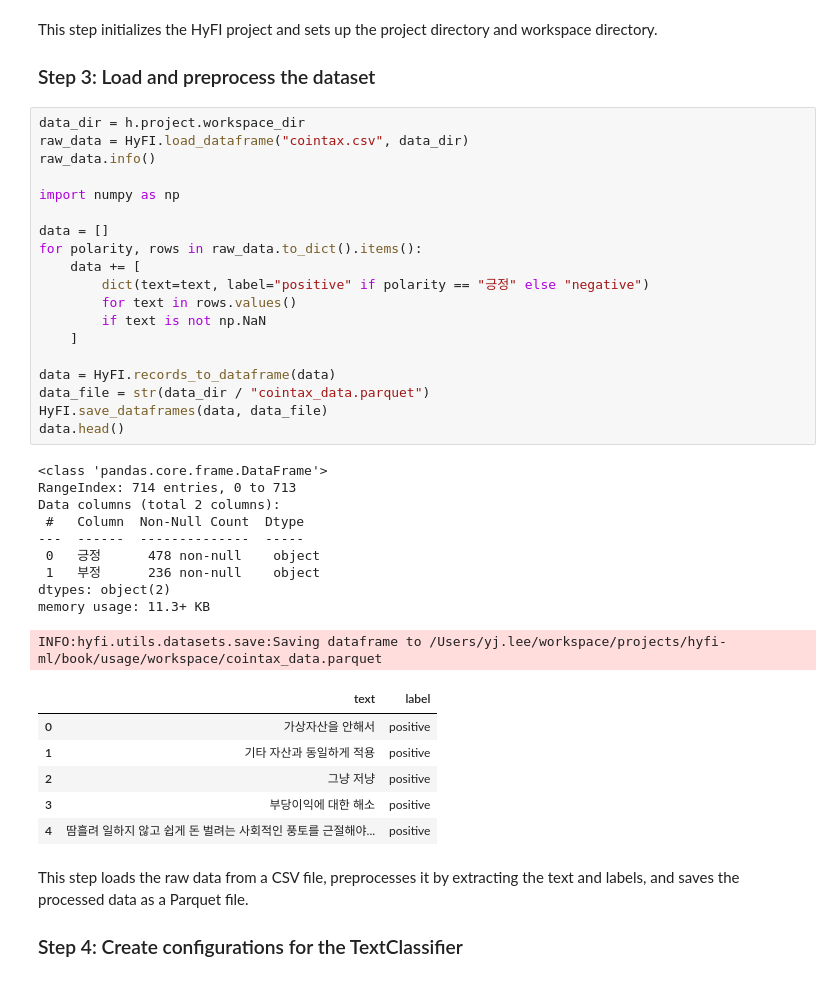
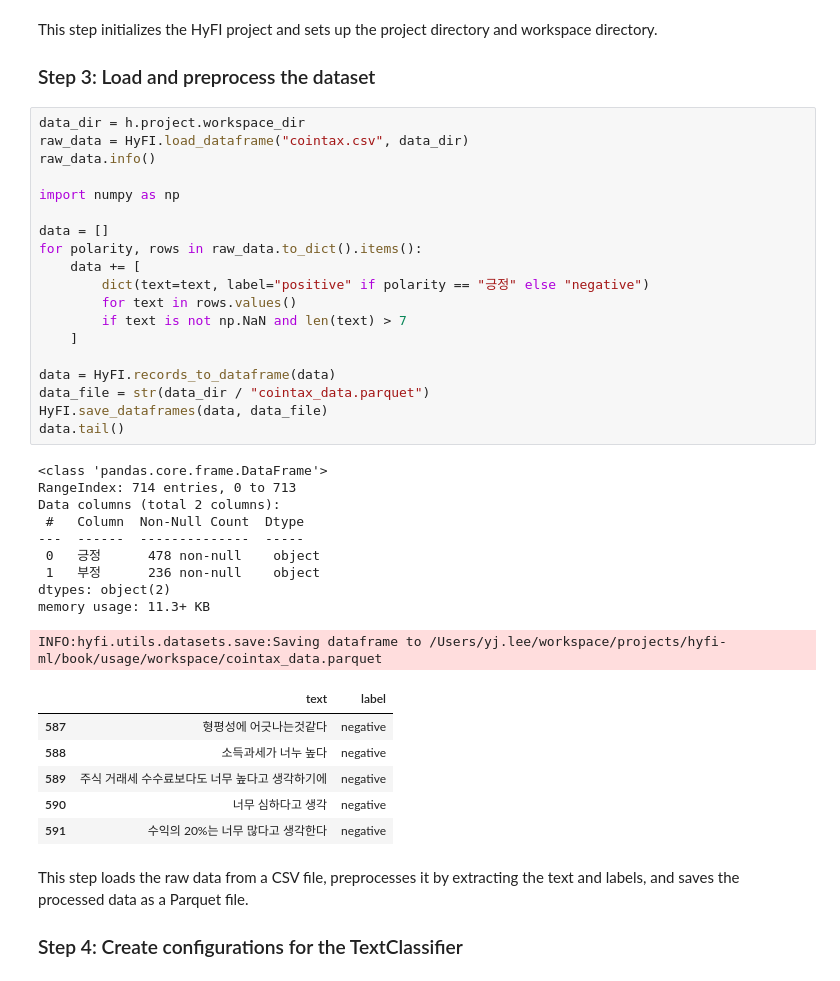
Before and after one commit to entelecheia/hyfi-ml, a Jupyter notebook: book/usage/classification.ipynb, the cells around one changed output. Drawn from its saved outputs; the diff is of its cells as text.

Commit message:
refactor(classification): updated execution counts and transformed text labels

```diff
--- a/book/usage/classification.ipynb
+++ b/book/usage/classification.ipynb
@@ -51,39 +51,39 @@ This step initializes the HyFI project and sets up the project directory and wor
 # %%
 data_dir = h.project.workspace_dir
 raw_data = HyFI.load_dataframe("cointax.csv", data_dir)
 raw_data.info()
 
 import numpy as np
 
 data = []
 for polarity, rows in raw_data.to_dict().items():
     data += [
         dict(text=text, label="positive" if polarity == "긍정" else "negative")
         for text in rows.values()
-        if text is not np.NaN
+        if text is not np.NaN and len(text) > 7
     ]
 
 data = HyFI.records_to_dataframe(data)
 data_file = str(data_dir / "cointax_data.parquet")
 HyFI.save_dataframes(data, data_file)
-data.head()
+data.tail()
 # %% [output]
 <class 'pandas.core.frame.DataFrame'>
 RangeIndex: 714 entries, 0 to 713
 Data columns (total 2 columns):
  #   Column  Non-Null Count  Dtype
 ---  ------  --------------  -----
  0   긍정      478 non-null    object
  1   부정      236 non-null    object
 dtypes: object(2)
 memory usage: 11.3+ KB
 INFO:hyfi.utils.datasets.save:Saving dataframe to /Users/yj.lee/workspace/projects/hyfi-ml/book/usage/workspace/cointax_data.parquet
 |  | text | label |
-| 0 | 가상자산을 안해서 | positive |
-| 1 | 기타 자산과 동일하게 적용 | positive |
-| 2 | 그냥 저냥 | positive |
-| 3 | 부당이익에 대한 해소 | positive |
-| 4 | 땀흘려 일하지 않고 쉽게 돈 벌려는 사회적인 풍토를 근절해야... | positive |
+| 587 | 형평성에 어긋나는것같다 | negative |
+| 588 | 소득과세가 너누 높다 | negative |
+| 589 | 주식 거래세 수수료보다도 너무 높다고 생각하기에 | negative |
+| 590 | 너무 심하다고 생각 | negative |
+| 591 | 수익의 20%는 너무 많다고 생각한다 | negative |
 # %% [markdown]
 This step loads the raw data from a CSV file, preprocesses it by extracting the text and labels, and saves the processed data as a Parquet file.
 
```
Also changed, not shown: parts of 1 cell of this notebook.
